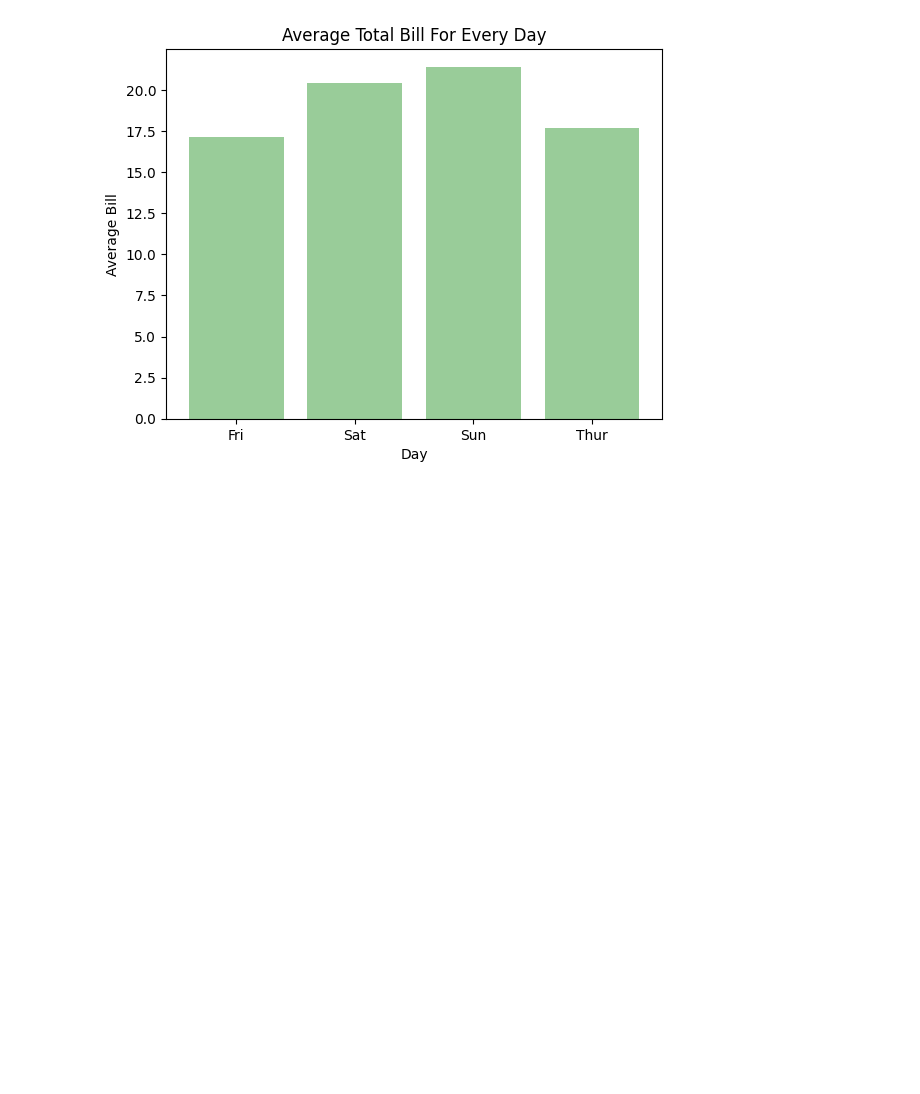
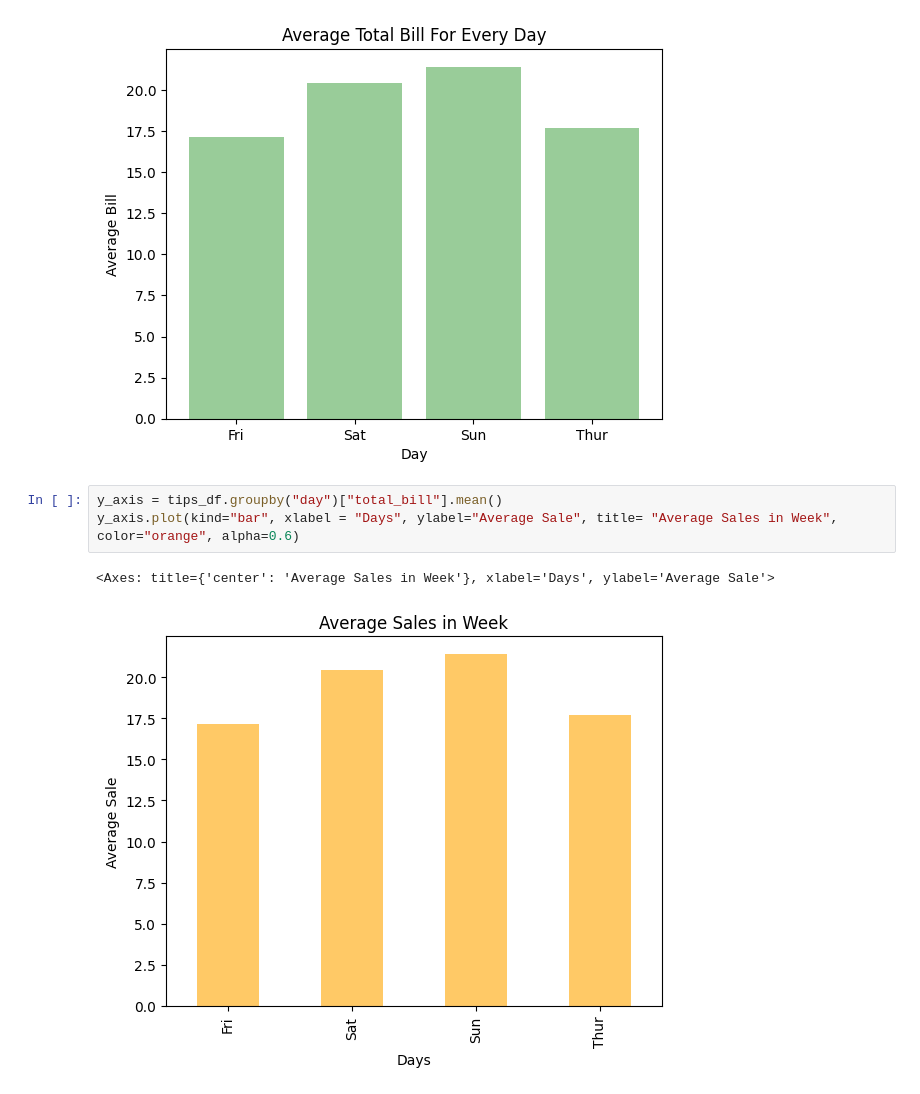
Before and after one commit to Chleo-Smith/python-week1-2-sanlam-2025, a Jupyter notebook: Day_21/02_pandas.ipynb, the cells around one changed output. Drawn from its saved outputs; the diff is of its cells as text; blank space fills up the shorter version.

```diff
--- a/Day_21/02_pandas.ipynb
+++ b/Day_21/02_pandas.ipynb
@@ -837,3 +837,9 @@ plt.title("Average Total Bill For Every Day")
 # %% [output]
 Text(0.5, 1.0, 'Average Total Bill For Every Day')
 [figure]
+# %%
+y_axis = tips_df.groupby("day")["total_bill"].mean()
+y_axis.plot(kind="bar", xlabel = "Days", ylabel="Average Sale", title= "Average Sales in Week", color="orange", alpha=0.6)
+# %% [output]
+<Axes: title={'center': 'Average Sales in Week'}, xlabel='Days', ylabel='Average Sale'>
+[figure, added]
```
Also changed, not shown: parts of 3 cells of this notebook.
